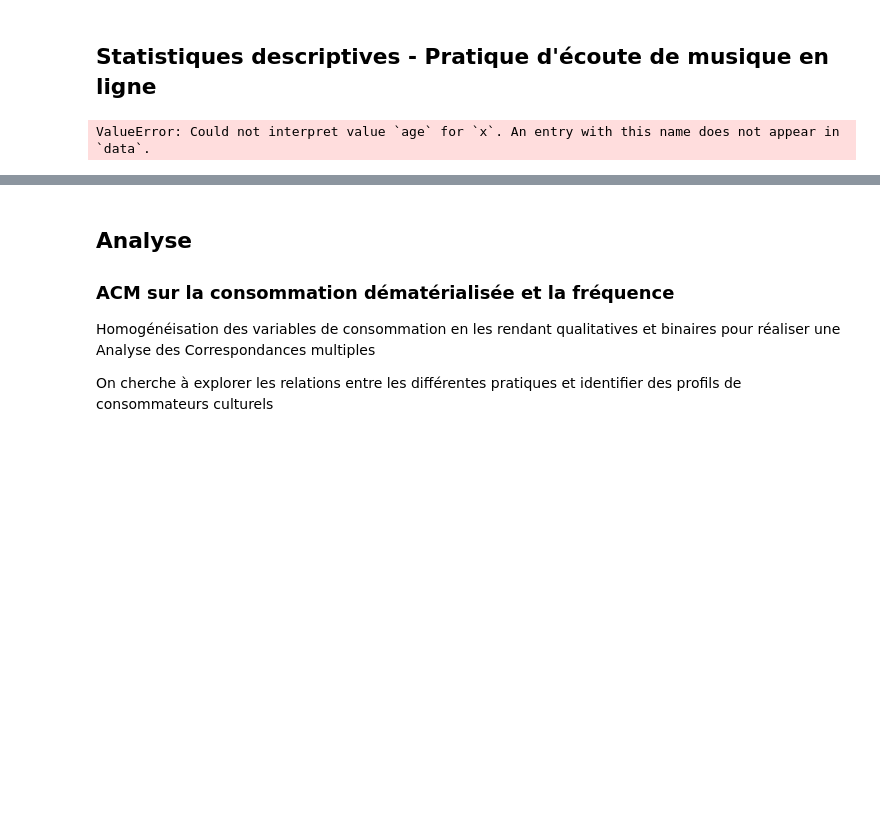
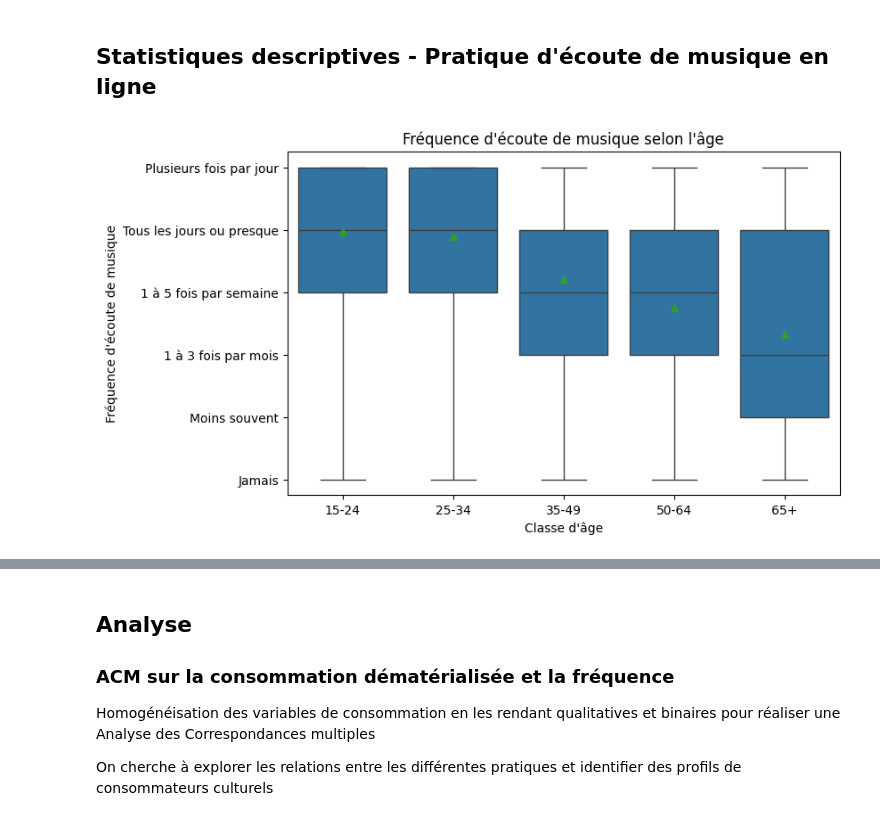
Before and after one commit to Roulinee/Projet_Python_pour_DS, a Jupyter notebook: main.ipynb, the cells around one changed output, grey strips where cells are left out. Cells and saved outputs as stored; diff of their text form; code cells hidden in the pictures; blank space fills up the shorter version.

```diff
--- a/main.ipynb
+++ b/main.ipynb
@@ -319,18 +295,23 @@ celle qui en écoute le moins est celle des retraité.e.s
 # %% [markdown]
 ## Statistiques descriptives - Pratique d'écoute de musique en ligne
 # %%
+ordre_age = ["De15a24ans", "De25a34ans1", "De35a49ans1", "De50a64ans1", "De65aPlus"]
+
 plt.figure(figsize=(8, 5))
 sns.boxplot(
     data=df_musique_recode,
     x="age",
-    y="freq_ecoute"
+    y="freq_ecoute",
+    order=ordre_age,
+    showmeans=True
 )
 
 plt.ylabel("Fréquence d'écoute de musique")
 plt.xlabel("Classe d'âge")
-plt.yticks([1, 2, 3], ["Rare", "Occasionnelle", "Souvent"])
+plt.xticks(["De15a24ans", "De25a34ans1", "De35a49ans1", "De50a64ans1", "De65aPlus"], ["15-24", "25-34", "35-49", "50-64", "65+"])
+plt.yticks([1, 2, 3, 4, 5, 6], ["Jamais", "Moins souvent", "1 à 3 fois par mois", "1 à 5 fois par semaine", "Tous les jours ou presque", "Plusieurs fois par jour"])
 plt.title("Fréquence d'écoute de musique selon l'âge")
 
 plt.show()
 # %% [output]
-ValueError: Could not interpret value `age` for `x`. An entry with this name does not appear in `data`.
+[figure, added]
```
Also changed, not shown: parts of 6 cells of this notebook, 1 other file.
